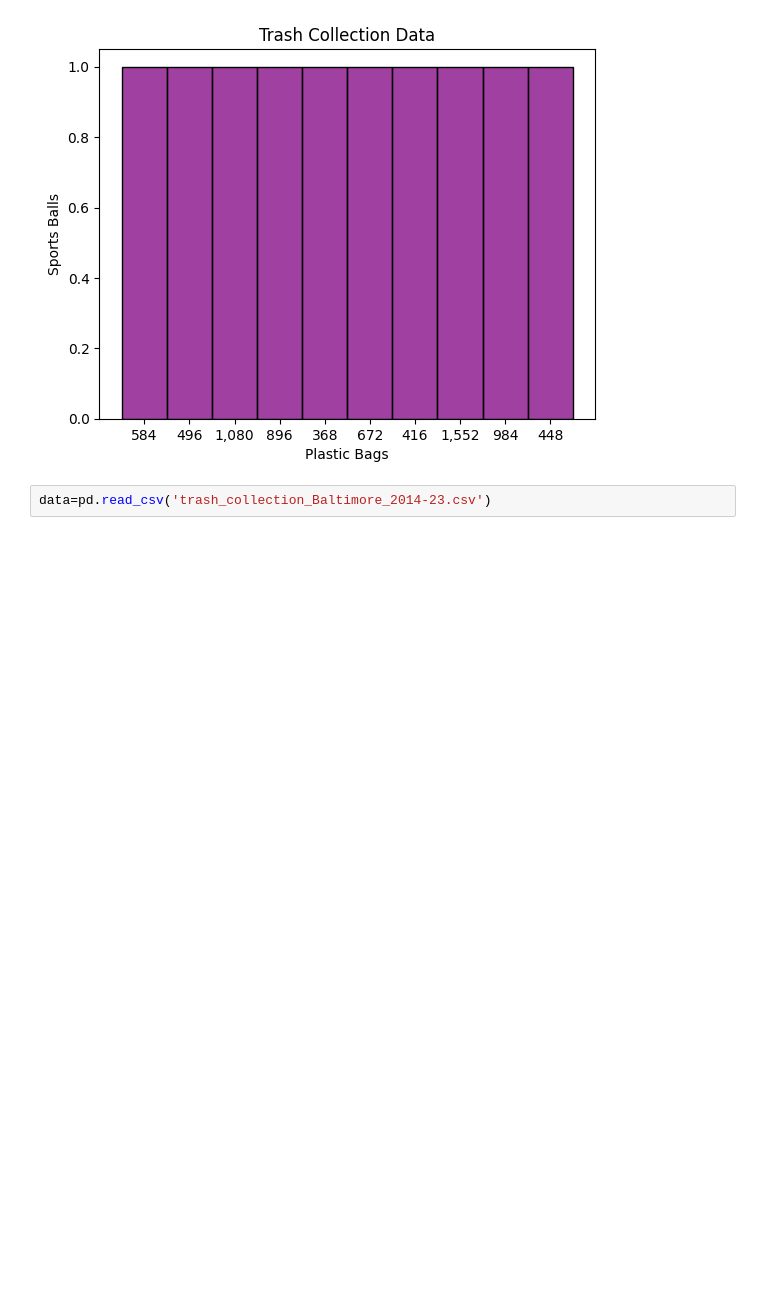
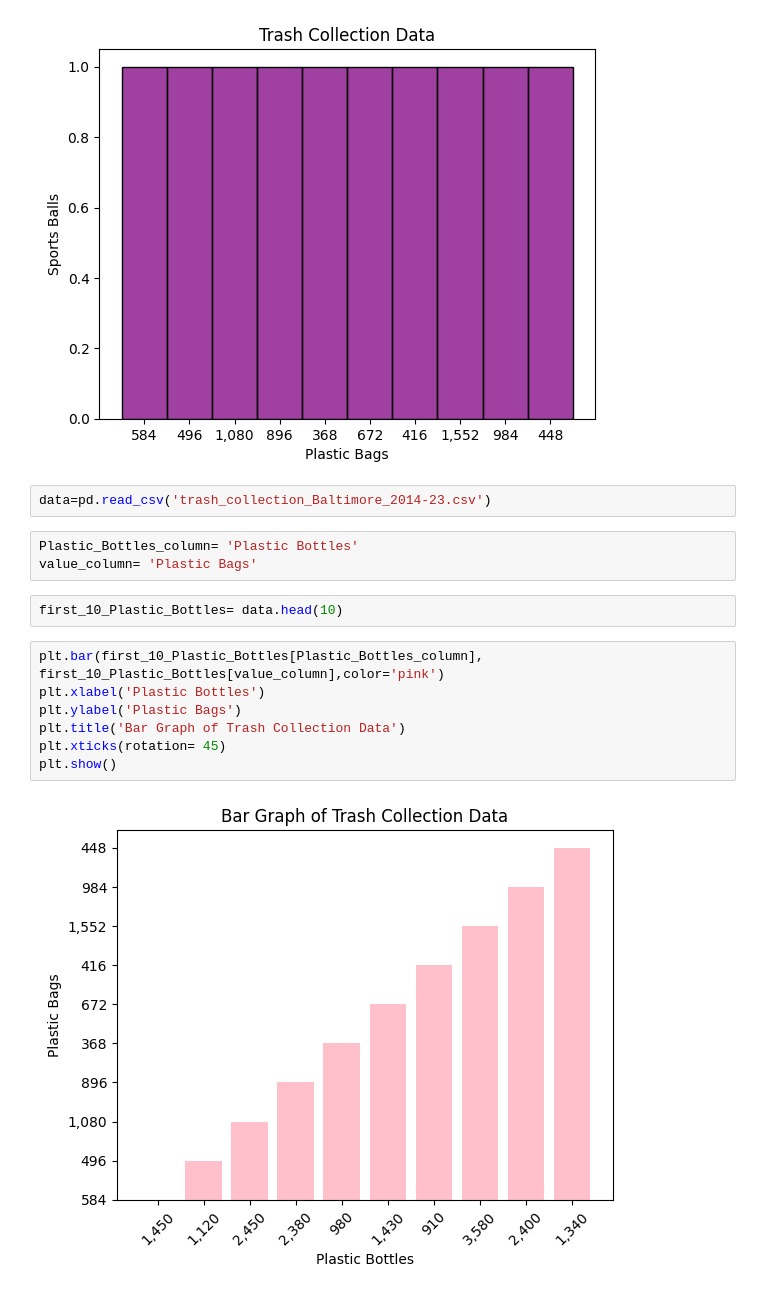
Before and after one commit to Fahin2000/Data-110, a Jupyter notebook: Project_2.ipynb, the cells around one changed output. Saved outputs shown, nothing was run; the diff lists cells and outputs as text; blank space fills up the shorter version.

```diff
--- a/Project_2.ipynb
+++ b/Project_2.ipynb
@@ -144,3 +144,17 @@ plt.show()
 [figure]
 # %%
 data=pd.read_csv('trash_collection_Baltimore_2014-23.csv')
+# %%
+Plastic_Bottles_column= 'Plastic Bottles'
+value_column= 'Plastic Bags'
+# %%
+first_10_Plastic_Bottles= data.head(10)
+# %%
+plt.bar(first_10_Plastic_Bottles[Plastic_Bottles_column], first_10_Plastic_Bottles[value_column],color='pink')
+plt.xlabel('Plastic Bottles')
+plt.ylabel('Plastic Bags')
+plt.title('Bar Graph of Trash Collection Data')
+plt.xticks(rotation= 45)
+plt.show()
+# %% [output]
+[figure, added]
```
